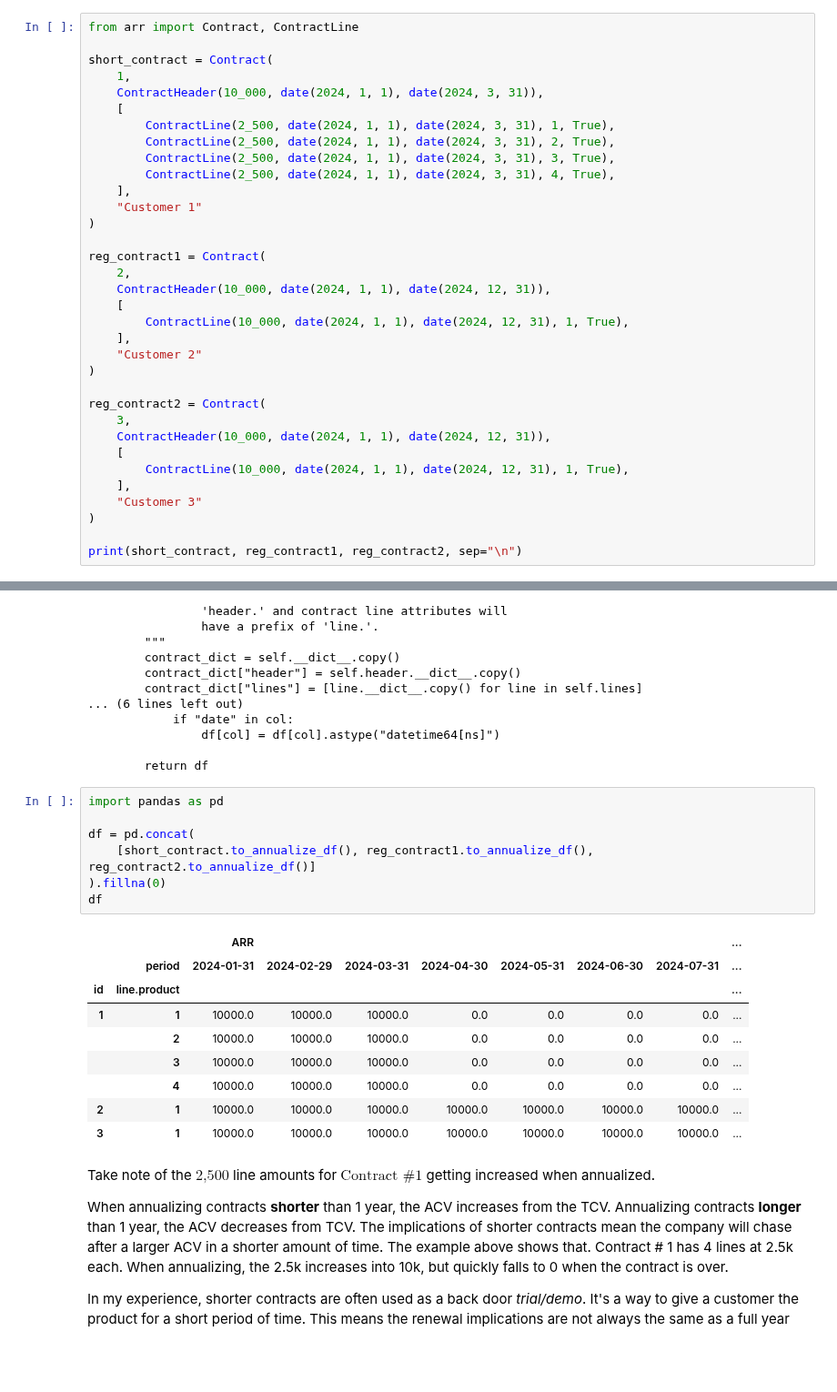
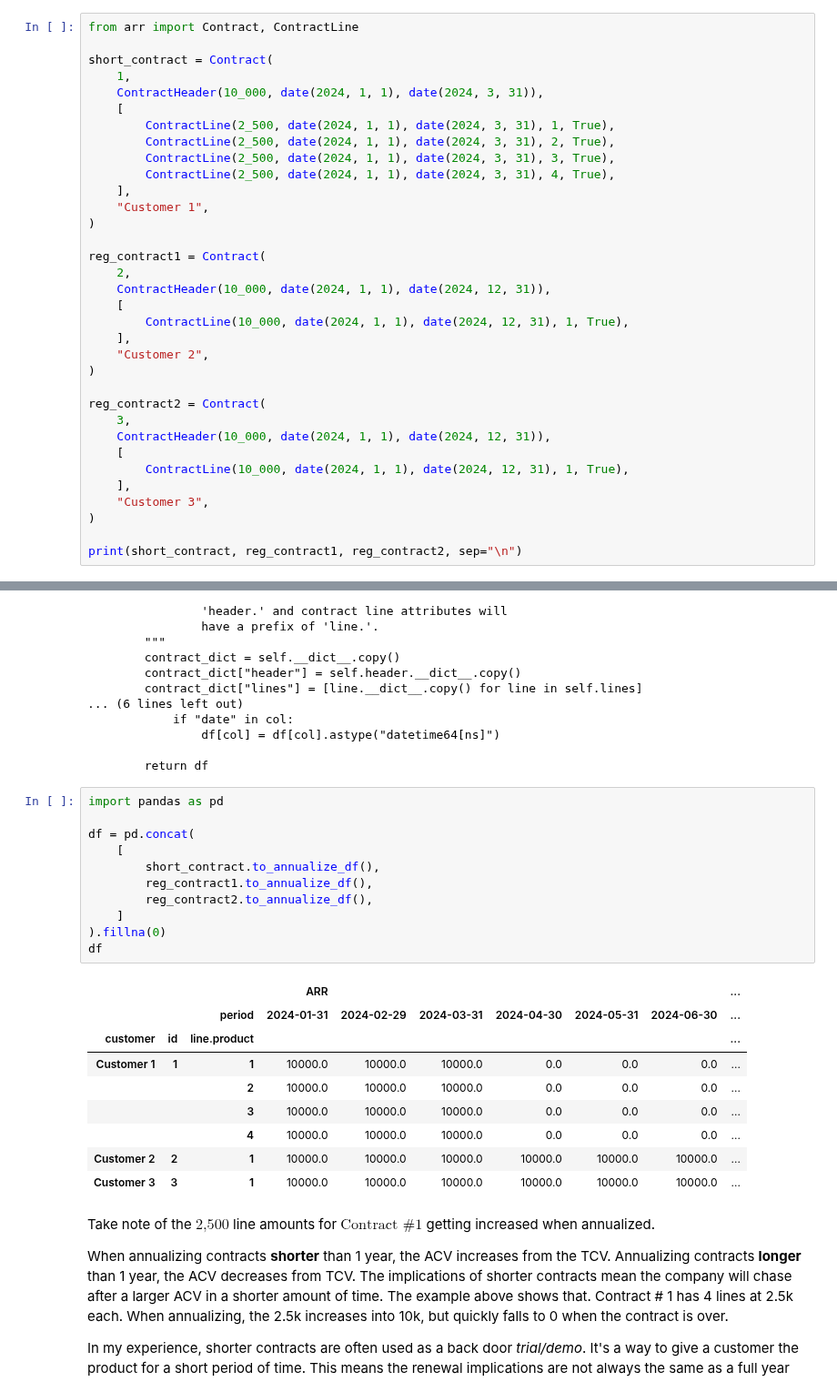
Before and after one commit to Curts0/arr_data_professional, a Jupyter notebook: 2-what-is-arr-part-2.ipynb, the cells around one changed output, grey strips where cells are left out. Shown at 91% size. Drawn from its saved outputs; the diff is of its cells as text; blank space fills up the shorter version.

```diff
--- a/2-what-is-arr-part-2.ipynb
+++ b/2-what-is-arr-part-2.ipynb
@@ -143,7 +143,7 @@ short_contract = Contract(
         ContractLine(2_500, date(2024, 1, 1), date(2024, 3, 31), 3, True),
         ContractLine(2_500, date(2024, 1, 1), date(2024, 3, 31), 4, True),
     ],
-    "Customer 1"
+    "Customer 1",
 )
 
 reg_contract1 = Contract(
@@ -152,7 +152,7 @@ reg_contract1 = Contract(
     [
         ContractLine(10_000, date(2024, 1, 1), date(2024, 12, 31), 1, True),
     ],
-    "Customer 2"
+    "Customer 2",
 )
 
 reg_contract2 = Contract(
@@ -161,7 +161,7 @@ reg_contract2 = Contract(
     [
         ContractLine(10_000, date(2024, 1, 1), date(2024, 12, 31), 1, True),
     ],
-    "Customer 3"
+    "Customer 3",
 )
 
 print(short_contract, reg_contract1, reg_contract2, sep="\n")
@@ -209,20 +209,24 @@ Code(getsource(short_contract.to_df), language="python3")
 # %%
 import pandas as pd
 
 df = pd.concat(
-    [short_contract.to_annualize_df(), reg_contract1.to_annualize_df(), reg_contract2.to_annualize_df()]
+    [
+        short_contract.to_annualize_df(),
+        reg_contract1.to_annualize_df(),
+        reg_contract2.to_annualize_df(),
+    ]
 ).fillna(0)
 df
 # %% [output]
-|  |  | ARR |  |  |  |  |  |  | ... |
-|  | period | 2024-01-31 | 2024-02-29 | 2024-03-31 | 2024-04-30 | 2024-05-31 | 2024-06-30 | 2024-07-31 | ... |
-| id | line.product |  |  |  |  |  |  |  | ... |
-| 1 | 1 | 10000.0 | 10000.0 | 10000.0 | 0.0 | 0.0 | 0.0 | 0.0 | ... |
-|  | 2 | 10000.0 | 10000.0 | 10000.0 | 0.0 | 0.0 | 0.0 | 0.0 | ... |
-|  | 3 | 10000.0 | 10000.0 | 10000.0 | 0.0 | 0.0 | 0.0 | 0.0 | ... |
-|  | 4 | 10000.0 | 10000.0 | 10000.0 | 0.0 | 0.0 | 0.0 | 0.0 | ... |
-| 2 | 1 | 10000.0 | 10000.0 | 10000.0 | 10000.0 | 10000.0 | 10000.0 | 10000.0 | ... |
-| 3 | 1 | 10000.0 | 10000.0 | 10000.0 | 10000.0 | 10000.0 | 10000.0 | 10000.0 | ... |
+|  |  |  | ARR |  |  |  |  |  | ... |
+|  |  | period | 2024-01-31 | 2024-02-29 | 2024-03-31 | 2024-04-30 | 2024-05-31 | 2024-06-30 | ... |
+| customer | id | line.product |  |  |  |  |  |  | ... |
+| Customer 1 | 1 | 1 | 10000.0 | 10000.0 | 10000.0 | 0.0 | 0.0 | 0.0 | ... |
+|  |  | 2 | 10000.0 | 10000.0 | 10000.0 | 0.0 | 0.0 | 0.0 | ... |
+|  |  | 3 | 10000.0 | 10000.0 | 10000.0 | 0.0 | 0.0 | 0.0 | ... |
+|  |  | 4 | 10000.0 | 10000.0 | 10000.0 | 0.0 | 0.0 | 0.0 | ... |
+| Customer 2 | 2 | 1 | 10000.0 | 10000.0 | 10000.0 | 10000.0 | 10000.0 | 10000.0 | ... |
+| Customer 3 | 3 | 1 | 10000.0 | 10000.0 | 10000.0 | 10000.0 | 10000.0 | 10000.0 | ... |
 # %% [markdown]
 Take note of the $\text{2,500}$ line amounts for $\text{Contract \#1}$ getting increased when annualized.
 
```
Also changed, not shown: parts of 5 cells of this notebook, 5 other files.
